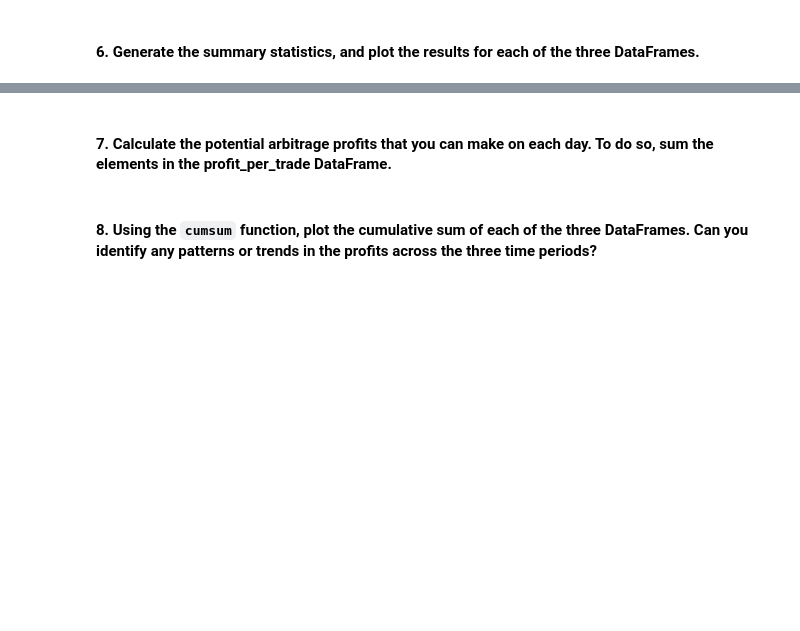
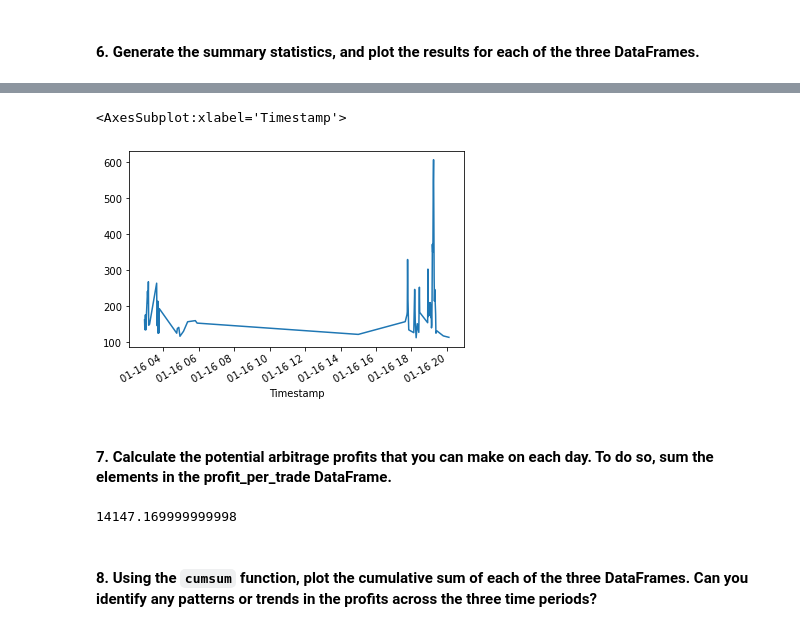
Before and after one commit to yanickw/crypto_arbitrage, a Jupyter notebook: crypto_arbitrage.ipynb, the cells around one changed output, grey strips where cells are left out. Saved outputs shown, nothing was run; the diff lists cells and outputs as text; code cells hidden in the pictures; blank space fills up the shorter version.

```diff
--- a/crypto_arbitrage.ipynb
+++ b/crypto_arbitrage.ipynb
@@ -551,10 +551,12 @@ Calculate the potential profits for each date that you selected in the previous
 # %%
 # For the date early in the dataset, measure the arbitrage spread between the two exchanges
 # by subtracting the lower-priced exchange from the higher-priced one
-arbitrage_spread_early = coinbase_df["Close"].loc["2018-01-01"]-bitstamp_df["Close"].loc["2018-01-01"]
-arbitrage_spread_middle = coinbase_df["Close"].loc["2018-02-14"]-bitstamp_df["Close"].loc["2018-02-14"]
-arbitrage_spread_late = coinbase_df["Close"].loc["2018-03-31"]-bitstamp_df["Close"].loc["2018-03-31"]
+arbitrage_spread_early = coinbase_df["Close"].loc["2018-01-16"]-bitstamp_df["Close"].loc["2018-01-16"]
+arbitrage_spread_middle = coinbase_df["Close"].loc["2018-02-01"]-bitstamp_df["Close"].loc["2018-02-01"]
+arbitrage_spread_late = coinbase_df["Close"].loc["2018-03-24"]-bitstamp_df["Close"].loc["2018-03-24"]
 
 # Use a conditional statement to generate the summary statistics for each arbitrage_spread DataFrame
 display(arbitrage_spread_early.loc[arbitrage_spread_early>0].describe())
+display(arbitrage_spread_middle.loc[arbitrage_spread_middle>0].describe())
+display(arbitrage_spread_late.loc[arbitrage_spread_late>0].describe())
 # %% [output]
@@ -596,8 +592,12 @@ Name: Close, dtype: float64
 # %%
 # For the date early in the dataset, calculate the spread returns by dividing the instances when the arbitrage spread is positive (> 0)
 # by the price of Bitcoin from the exchange you are buying on (the lower-priced exchange).
-spread_return_early= arbitrage_spread_early.loc[arbitrage_spread_early>0]/coinbase_df["Close"].loc["2018-01-01"]
+spread_return_early= arbitrage_spread_early.loc[arbitrage_spread_early>0]/bitstamp_df["Close"].loc["2018-01-16"]
+spread_return_middle= arbitrage_spread_middle.loc[arbitrage_spread_middle>0]/bitstamp_df["Close"].loc["2018-02-01"]
+spread_return_late= arbitrage_spread_late.loc[arbitrage_spread_late>0]/bitstamp_df["Close"].loc["2018-03-24"]
 
 # Review the spread return DataFrame
-spread_return_early
+display(spread_return_early.describe())
+display(spread_return_middle.describe())
+display(spread_return_late.describe())
 # %% [output]
@@ -654,12 +688,11 @@ Name: Close, dtype: float64
 # %%
 # For the date early in the dataset, calculate the potential profit per trade in dollars
 # Multiply the profitable trades by the cost of the Bitcoin that was purchased
-profit_early =
-
+profit_early = profitable_trades_early * bitstamp_df["Close"].loc["2018-01-16"]
 
 # Drop any missing values from the profit DataFrame
-profit_per_trade_early = # YOUR CODE HERE
+profit_per_trade_early = profit_early.dropna()
 
 # View the early profit DataFrame
-# YOUR CODE HERE
+display(profit_per_trade_early)
 # %% [output]
@@ -672,11 +727,16 @@ SyntaxError: invalid syntax (2634273328.py, line 3)
 # %%
 # Plot the results for the early profit per trade DataFrame
-# YOUR CODE HERE
+profit_per_trade_early.plot()
+# %% [output]
+<AxesSubplot:xlabel='Timestamp'>
+[figure, added]
 # %% [markdown]
 #### 7. Calculate the potential arbitrage profits that you can make on each day. To do so, sum the elements in the profit_per_trade DataFrame.
 # %%
 # Calculate the sum of the potential profits for the early profit per trade DataFrame
-# YOUR CODE HERE
+profit_per_trade_early.sum()
+# %% [output]
+14147.169999999998
 # %% [markdown]
 #### 8. Using the `cumsum` function, plot the cumulative sum of each of the three DataFrames. Can you identify any patterns or trends in the profits across the three time periods?
 # %%
```
Also changed, not shown: parts of 16 cells of this notebook.
